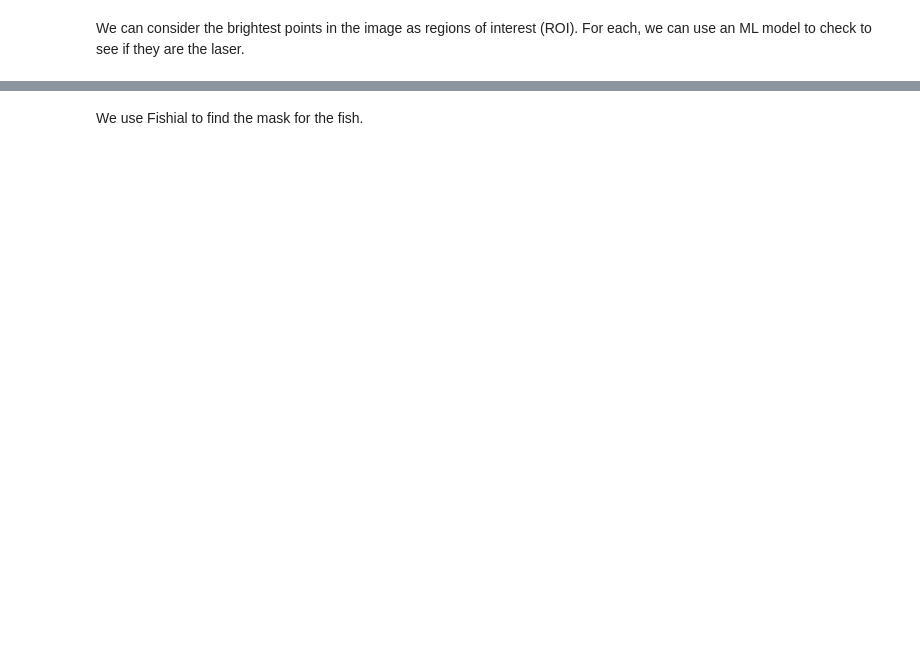
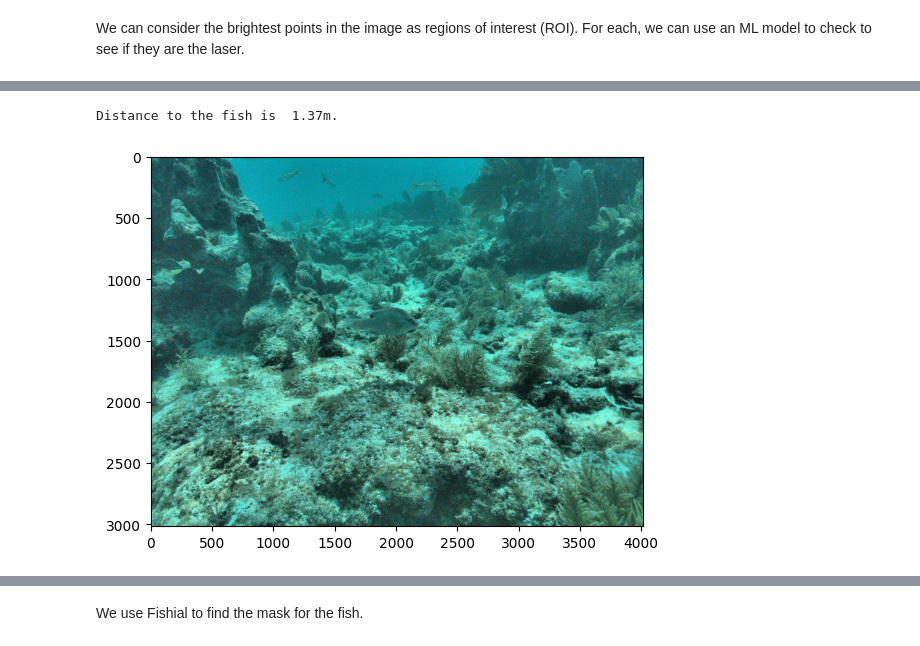
Before and after one commit to UCSD-E4E/fishsense-lite, a Jupyter notebook: demo/pipeline.ipynb, the cells around one changed output, grey strips where cells are left out. Drawn from its saved outputs; the diff is of its cells as text; code cells hidden in the pictures; blank space fills up the shorter version.

```diff
--- a/demo/pipeline.ipynb
+++ b/demo/pipeline.ipynb
@@ -89,0 +102,9 @@ plt.show()
+# %%
+depth_map = LaserDepthMap(laser_coords, lens_calibration, laser_calibration)
+print(f"Distance to the fish is {depth_map.depth_map[0, 0]: 0.2f}m.")
+# %% [output]
+Distance to the fish is  1.37m.
+# %%
+imshow(img8)
+# %% [output]
+[figure, added]
```
Also changed, not shown: parts of 14 cells of this notebook, 3 other files.
